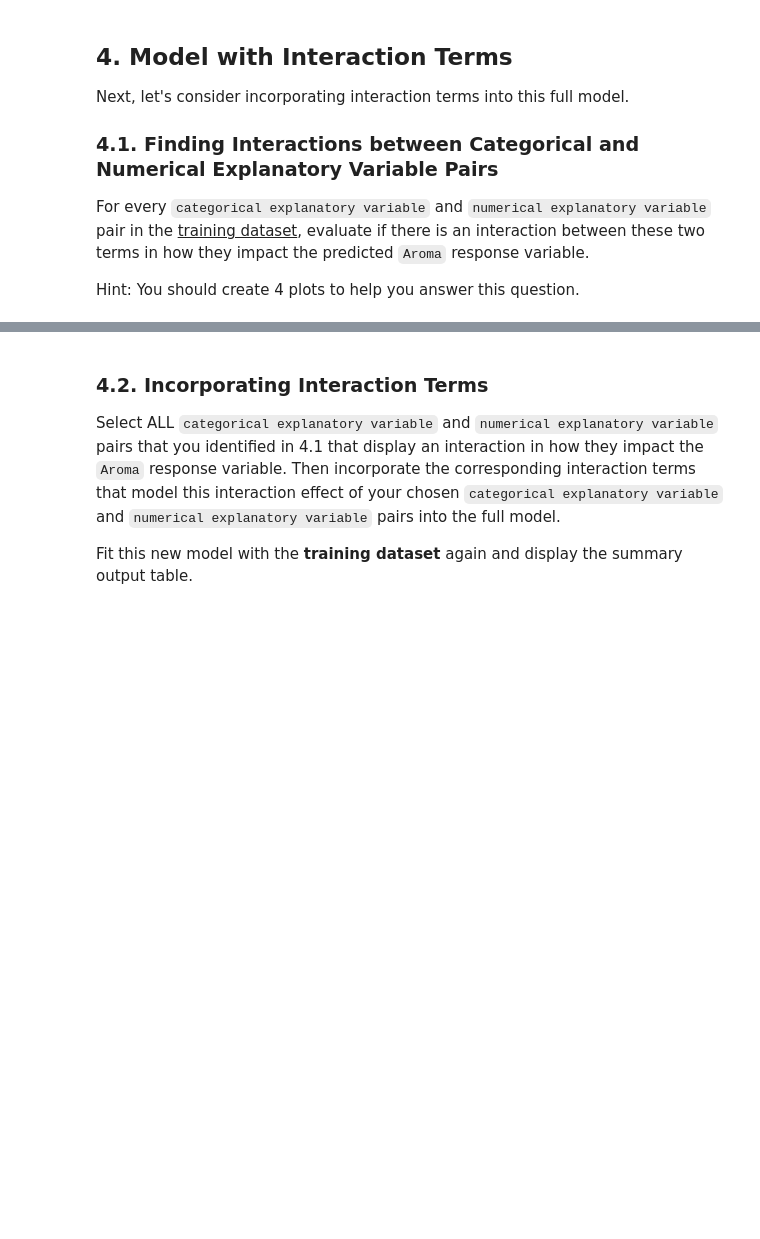
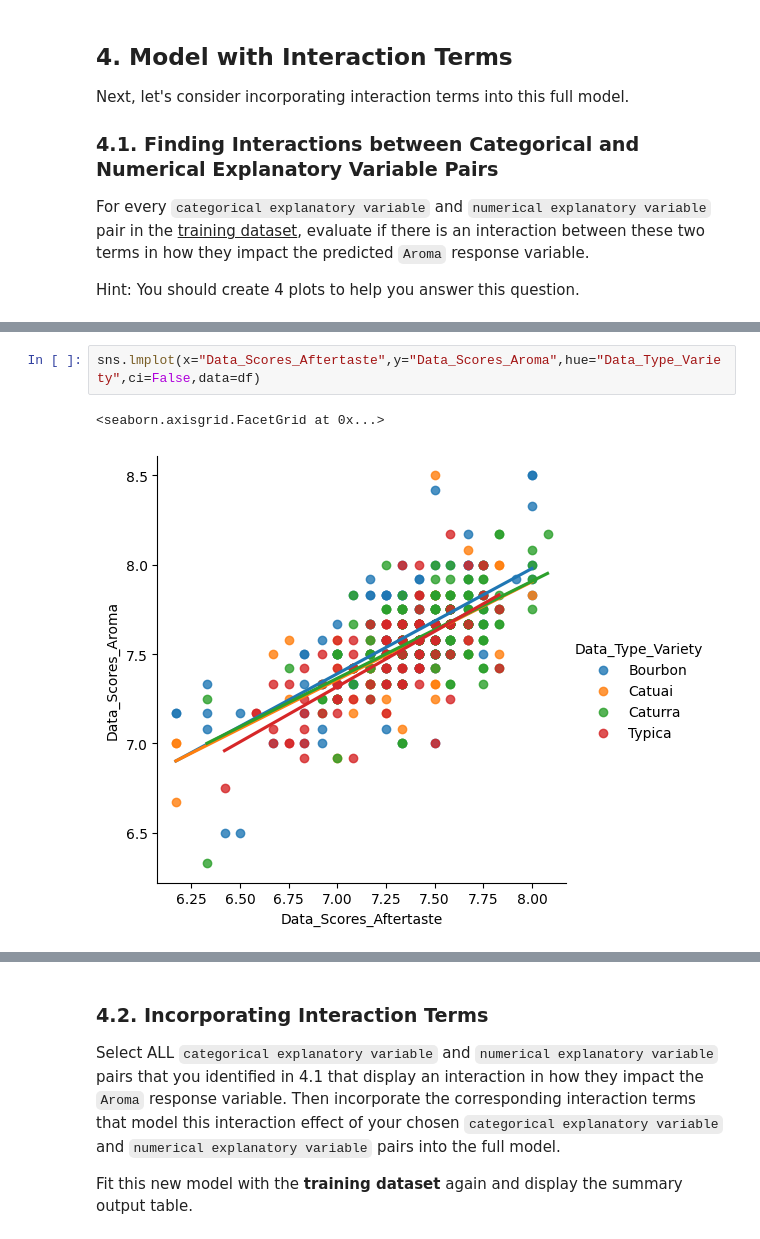
Before and after one commit to ryguy2k4/stat207, a Jupyter notebook: lab_06/lab_06_individual.ipynb, the cells around one changed output, grey strips where cells are left out. Cells and saved outputs as stored; diff of their text form; blank space fills up the shorter version.

```diff
--- a/lab_06/lab_06_individual.ipynb
+++ b/lab_06/lab_06_individual.ipynb
@@ -209,0 +310,5 @@ Hint: You should create 4 plots to help you answer this question.
+# %%
+sns.lmplot(x="Data_Scores_Aftertaste",y="Data_Scores_Aroma",hue="Data_Type_Variety",ci=False,data=df)
+# %% [output]
+<seaborn.axisgrid.FacetGrid at 0x...>
+[figure, added]
```
Also changed, not shown: parts of 20 cells of this notebook.
